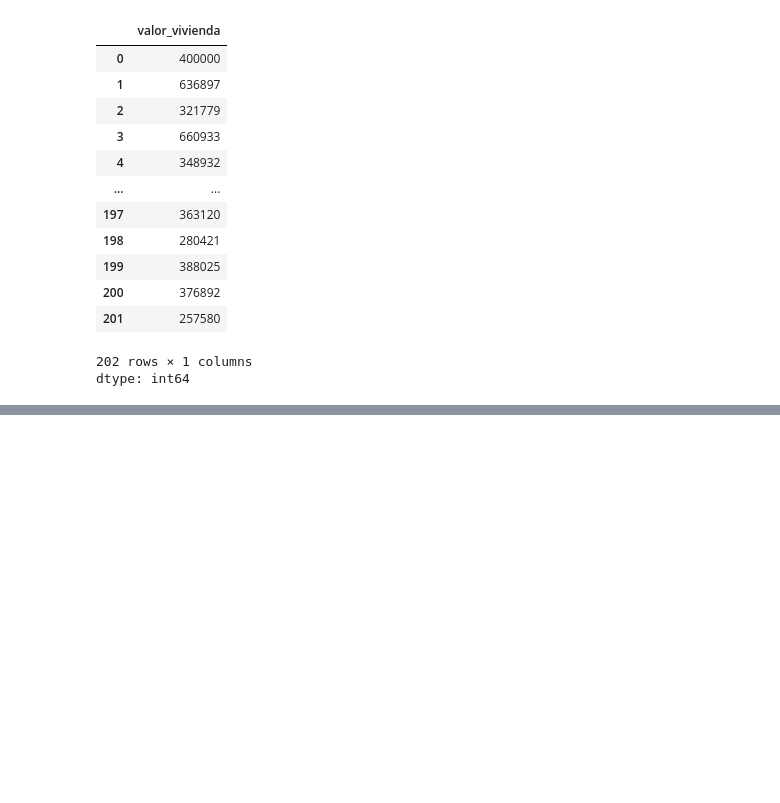
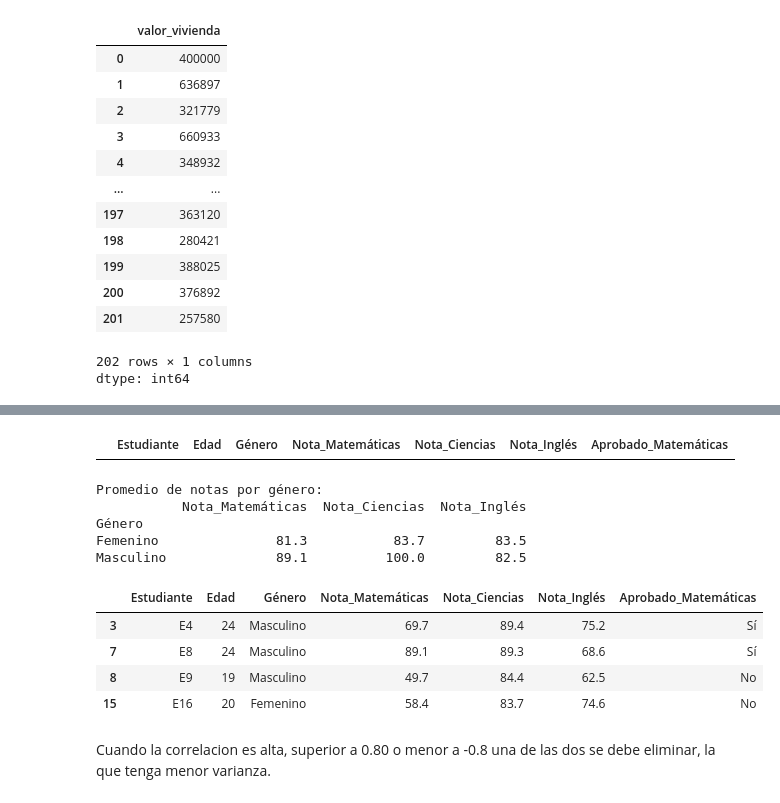
Before and after one commit to wilszon/Clase-Inteligencia-Artificial, a Jupyter notebook: EDA.ipynb, the cells around one changed output, grey strips where cells are left out. Drawn from its saved outputs; the diff is of its cells as text; code cells hidden in the pictures; blank space fills up the shorter version.

```diff
--- a/EDA.ipynb
+++ b/EDA.ipynb
@@ -736,0 +748,31 @@ dtype: int64
+# %%
+df.loc[df.index[4], 'Nota_Ciencias'] = np.nan
+# %%
+df[df.Nota_Ciencias.isnull()]
+# %% [output]
+|  | Estudiante | Edad | Género | Nota_Matemáticas | Nota_Ciencias | Nota_Inglés | Aprobado_Matemáticas |
+# %%
+df.loc[df.index[4], 'Nota_Ciencias'] = df.Nota_Ciencias.median()
+# %%
+promedios_por_genero = df.groupby("Género")[["Nota_Matemáticas", "Nota_Ciencias", "Nota_Inglés"]].max()
+
+print("Promedio de notas por género:")
+print(promedios_por_genero)
+# %% [output]
+Promedio de notas por género:
+           Nota_Matemáticas  Nota_Ciencias  Nota_Inglés
+Género
+Femenino               81.3           83.7         83.5
+Masculino              89.1          100.0         82.5
+# %%
+df.loc[df['Nota_Ciencias'] == 106.9, 'Nota_Ciencias'] = 100
+# %%
+df[(df['Nota_Ciencias'] > 83) & (df['Nota_Ciencias'] < 94)]
+# %% [output]
+|  | Estudiante | Edad | Género | Nota_Matemáticas | Nota_Ciencias | Nota_Inglés | Aprobado_Matemáticas |
+| 3 | E4 | 24 | Masculino | 69.7 | 89.4 | 75.2 | Sí |
+| 7 | E8 | 24 | Masculino | 89.1 | 89.3 | 68.6 | Sí |
+| 8 | E9 | 19 | Masculino | 49.7 | 84.4 | 62.5 | No |
+| 15 | E16 | 20 | Femenino | 58.4 | 83.7 | 74.6 | No |
+# %% [markdown]
+Cuando la correlacion es alta, superior a 0.80 o menor a -0.8 una de las dos se debe eliminar, la que tenga menor varianza.
```
Also changed, not shown: parts of 4 cells of this notebook.
